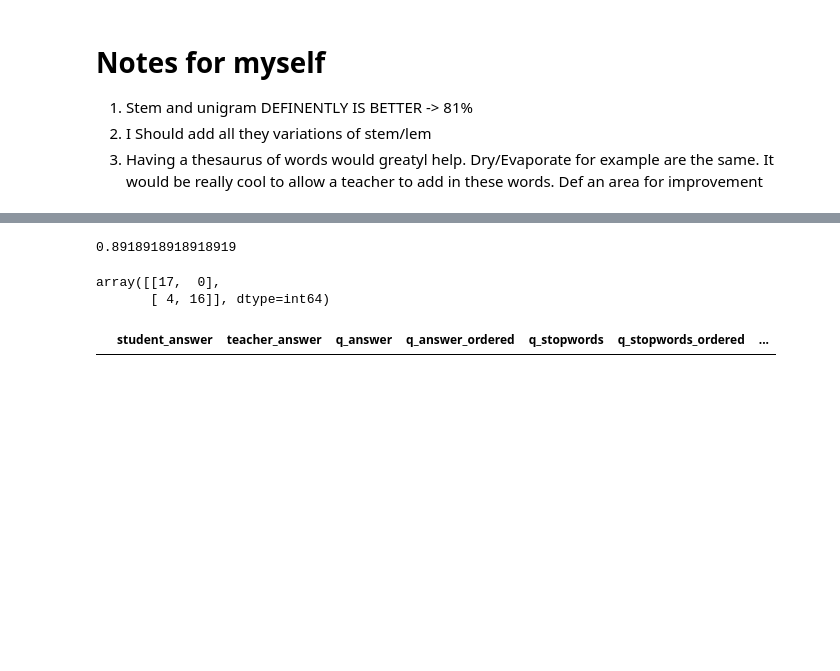
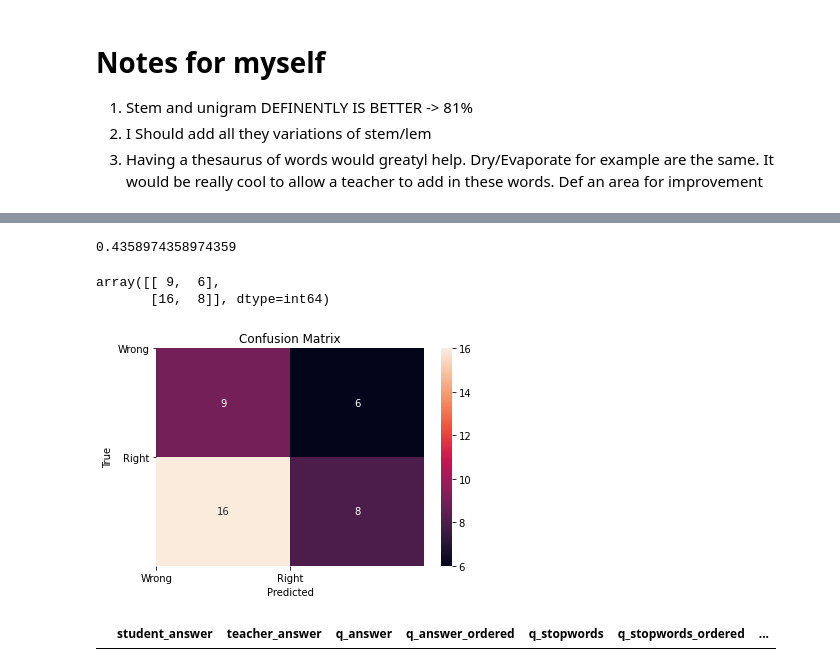
Before and after one commit to ian-mcnair/Answer_Clustering, a Jupyter notebook: step3_Modelling/clustering.ipynb, the cells around one changed output, grey strips where cells are left out. Cells and saved outputs as stored; diff of their text form; code cells hidden in the pictures; blank space fills up the shorter version.

```diff
--- a/step3_Modelling/clustering.ipynb
+++ b/step3_Modelling/clustering.ipynb
@@ -36,13 +36,13 @@ doc = pd.read_csv(
 #     '../data/feature_sets/pitchesdoc.csv'
 # )
 #
-# # 59%
-# data = pd.read_csv(
-#     '../data/feature_sets/sugardata.csv'
-# )
-# doc = pd.read_csv(
-#     '../data/feature_sets/sugardoc.csv'
-# )
+# 59%
+data = pd.read_csv(
+    '../data/feature_sets/sugardata.csv'
+)
+doc = pd.read_csv(
+    '../data/feature_sets/sugardoc.csv'
+)
 #
 # # 76%
 # data = pd.read_csv(
@@ -59,7 +59,7 @@ doc = pd.read_csv(
 # doc = pd.read_csv(
 #     '../data/feature_sets/celciusdoc.csv'
 # )
-#
+# #
 # # 75%
 # data = pd.read_csv(
 #     '../data/feature_sets/loose_wiresdata.csv'
@@ -68,13 +68,13 @@ doc = pd.read_csv(
 #     '../data/feature_sets/loose_wiresdoc.csv'
 # )
 
-# # 43%%
-# data = pd.read_csv(
-#     '../data/feature_sets/batterydata.csv'
-# )
-# doc = pd.read_csv(
-#     '../data/feature_sets/batterydoc.csv'
-# )
+# 43%%
+data = pd.read_csv(
+    '../data/feature_sets/batterydata.csv'
+)
+doc = pd.read_csv(
+    '../data/feature_sets/batterydoc.csv'
+)
 
 # # 66%%
 # data = pd.read_csv(
@@ -113,12 +122,23 @@ nlp = Clustering_NLP(data, doc)
 nlp.correct_cluster_labels()
 nlp.accuracy()
 # %% [output]
-0.8918918918918919
+0.4358974358974359
 # %%
 confusion_matrix(nlp.doc['label'], nlp.doc.cluster)
 # %% [output]
-array([[17,  0],
-       [ 4, 16]], dtype=int64)
+array([[ 9,  6],
+       [16,  8]], dtype=int64)
+# %%
+import seaborn as sns
+sns.heatmap(confusion_matrix(nlp.doc['label'], nlp.doc.cluster), annot = True)
+plt.xlabel('Predicted')
+plt.ylabel('True')
+plt.title('Confusion Matrix')
+plt.yticks(ticks = [0,1], labels = ['Wrong', 'Right'], rotation = 0)
+plt.xticks(ticks = [0,1], labels = ['Wrong', 'Right'])
+plt.show()
+# %% [output]
+[figure, added]
 # %%
 nlp.new_answers
 # %% [output]
```
Also changed, not shown: parts of 1 cell of this notebook, 9 other files.
